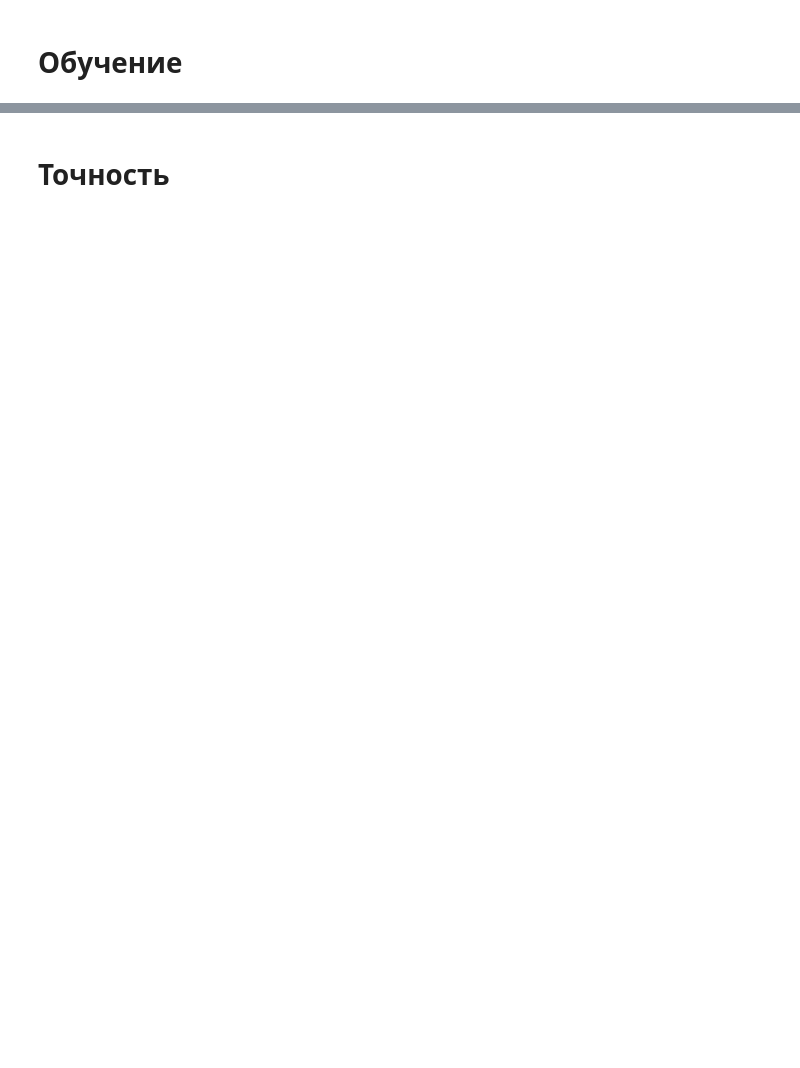
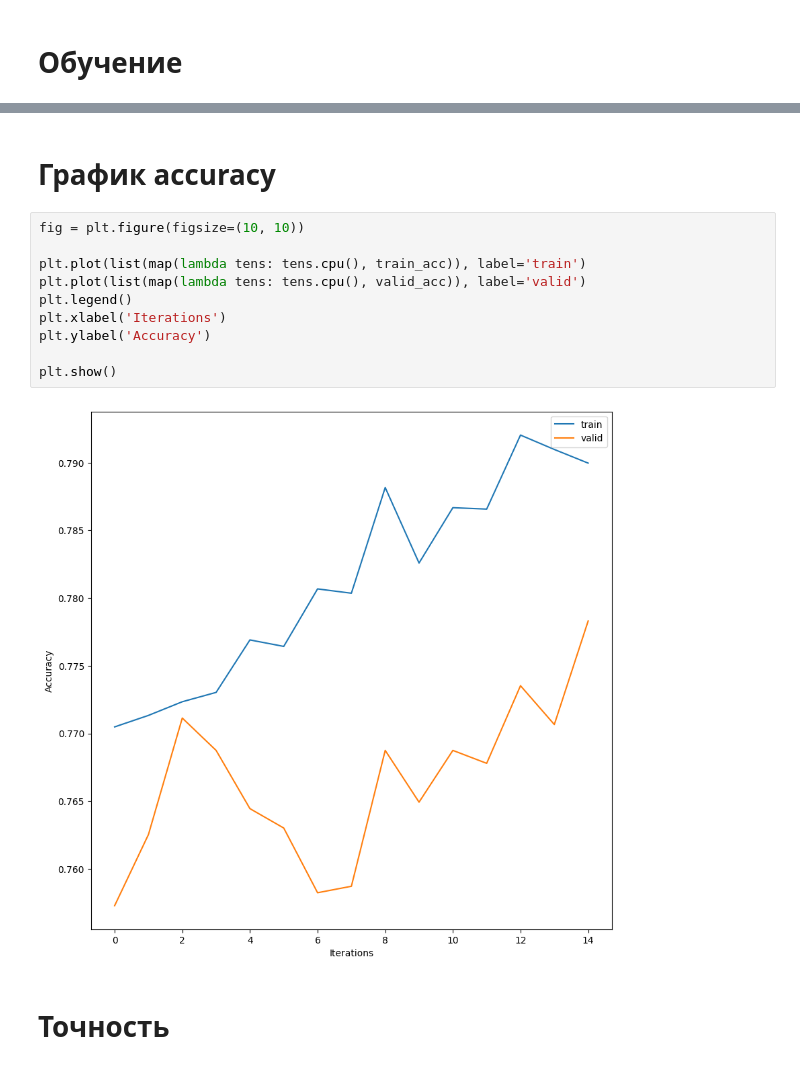
Before and after one commit to PiroJOJO/Artificial_intelligence_1, a Jupyter notebook: sonya.ipynb, the cells around one changed output, grey strips where cells are left out. Saved outputs shown, nothing was run; the diff lists cells and outputs as text; blank space fills up the shorter version.

```diff
--- a/sonya.ipynb
+++ b/sonya.ipynb
@@ -378,3 +254,17 @@ KeyboardInterrupt:
+# %% [markdown]
+# График accuracy
+# %%
+fig = plt.figure(figsize=(10, 10))
+
+plt.plot(list(map(lambda tens: tens.cpu(), train_acc)), label='train')
+plt.plot(list(map(lambda tens: tens.cpu(), valid_acc)), label='valid')
+plt.legend()
+plt.xlabel('Iterations')
+plt.ylabel('Accuracy')
+
+plt.show()
+# %% [output]
+[figure, added]
 # %% [markdown]
 # Точность
 # %%
```
Also changed, not shown: parts of 9 cells of this notebook.
